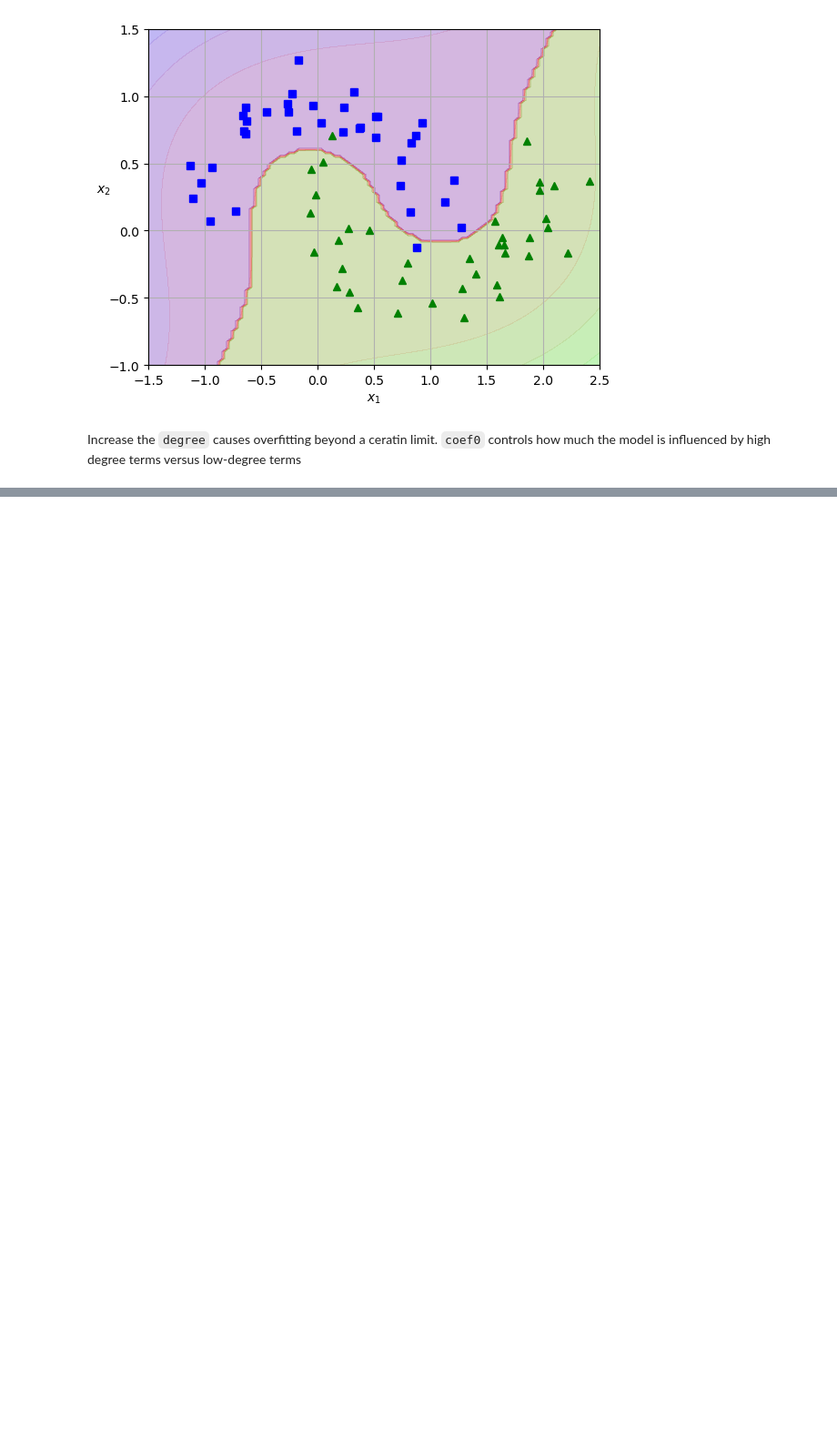
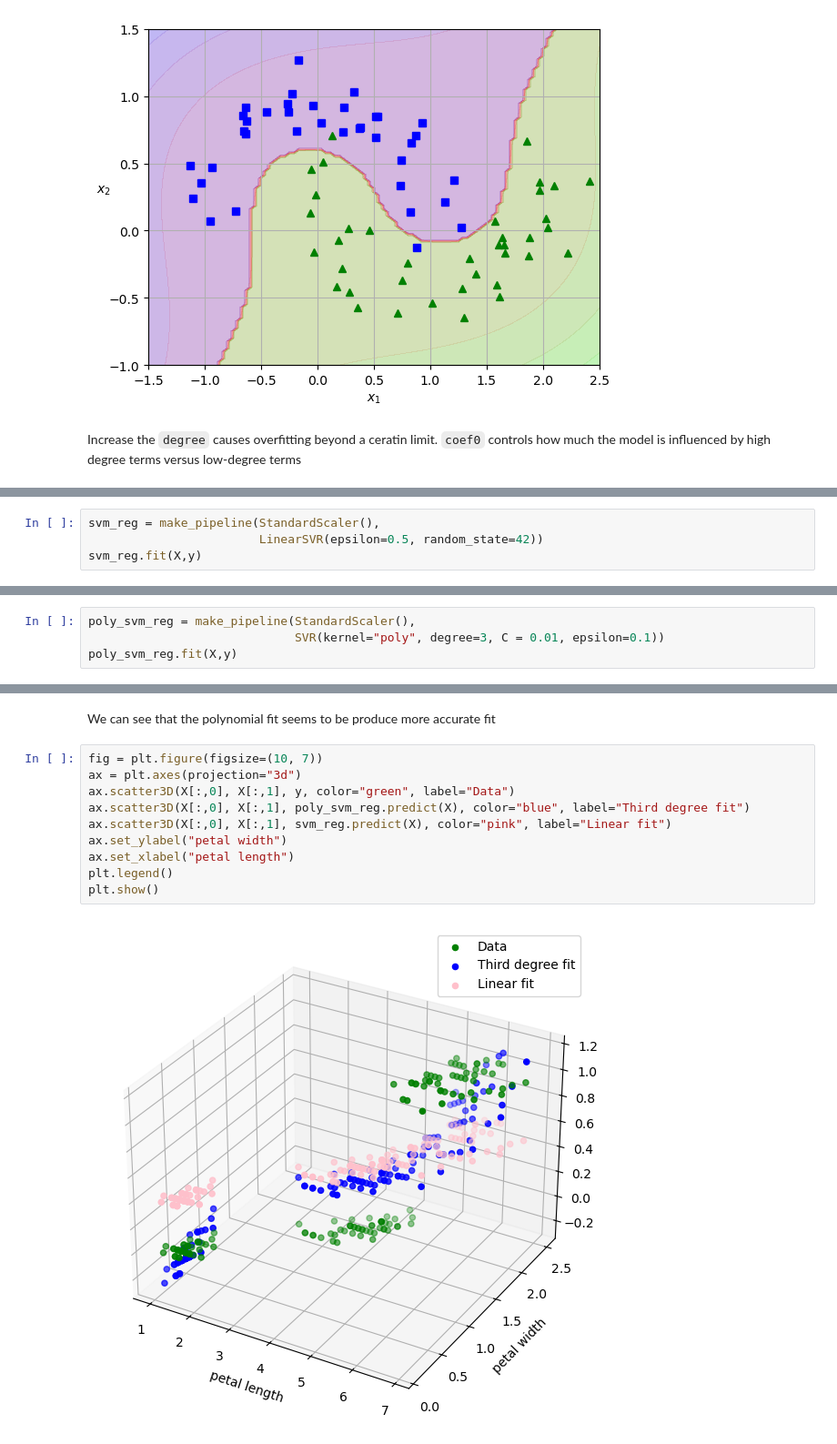
Before and after one commit to ajinrufus/Machine_Learning, a Jupyter notebook: hands_on_ml/svm_tut.ipynb, the cells around one changed output, grey strips where cells are left out. Shown: that part at 91% size. Saved outputs shown, nothing was run; the diff lists cells and outputs as text; blank space fills up the shorter version.

```diff
--- a/hands_on_ml/svm_tut.ipynb
+++ b/hands_on_ml/svm_tut.ipynb
@@ -207,0 +344,4 @@ y = (iris.target == 2)
+# %%
+svm_reg = make_pipeline(StandardScaler(),
+                        LinearSVR(epsilon=0.5, random_state=42))
+svm_reg.fit(X,y)
@@ -207,0 +353,4 @@ y = (iris.target == 2)
+# %%
+poly_svm_reg = make_pipeline(StandardScaler(),
+                             SVR(kernel="poly", degree=3, C = 0.01, epsilon=0.1))
+poly_svm_reg.fit(X,y)
@@ -207,0 +368,14 @@ y = (iris.target == 2)
+# %% [markdown]
+We can see that the polynomial fit seems to be produce more accurate fit
+# %%
+fig = plt.figure(figsize=(10, 7))
+ax = plt.axes(projection="3d")
+ax.scatter3D(X[:,0], X[:,1], y, color="green", label="Data")
+ax.scatter3D(X[:,0], X[:,1], poly_svm_reg.predict(X), color="blue", label="Third degree fit")
+ax.scatter3D(X[:,0], X[:,1], svm_reg.predict(X), color="pink", label="Linear fit")
+ax.set_ylabel("petal width")
+ax.set_xlabel("petal length")
+plt.legend()
+plt.show()
+# %% [output]
+[figure, added]
```
Also changed, not shown: parts of 25 cells of this notebook.
